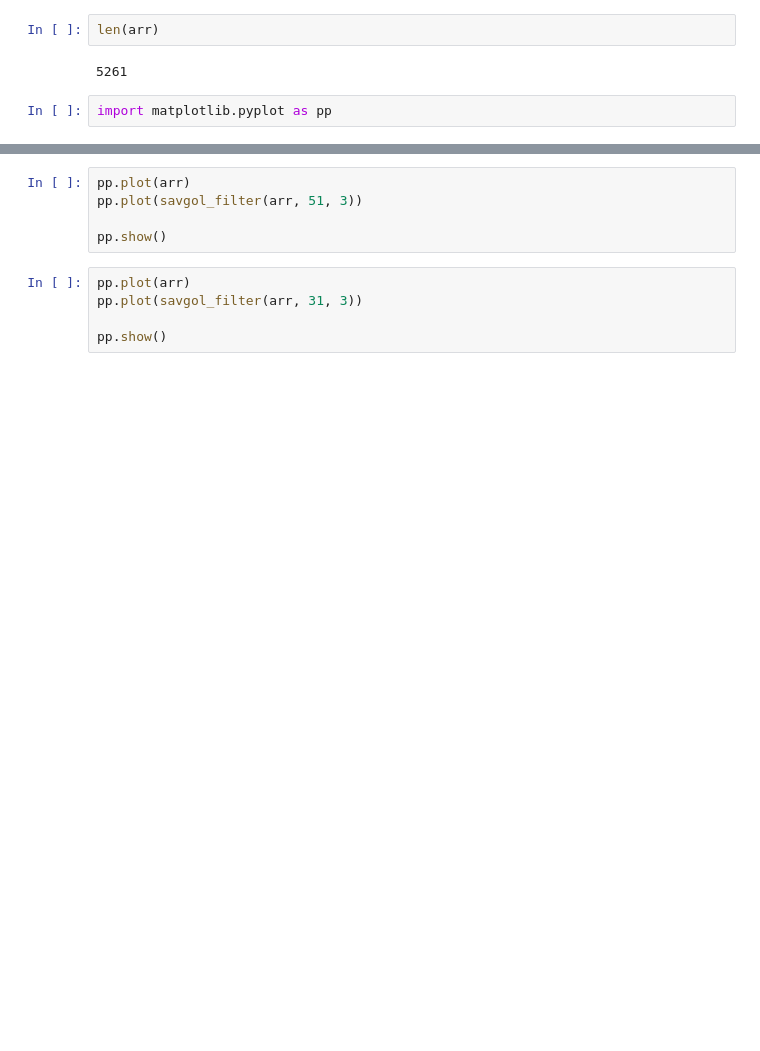
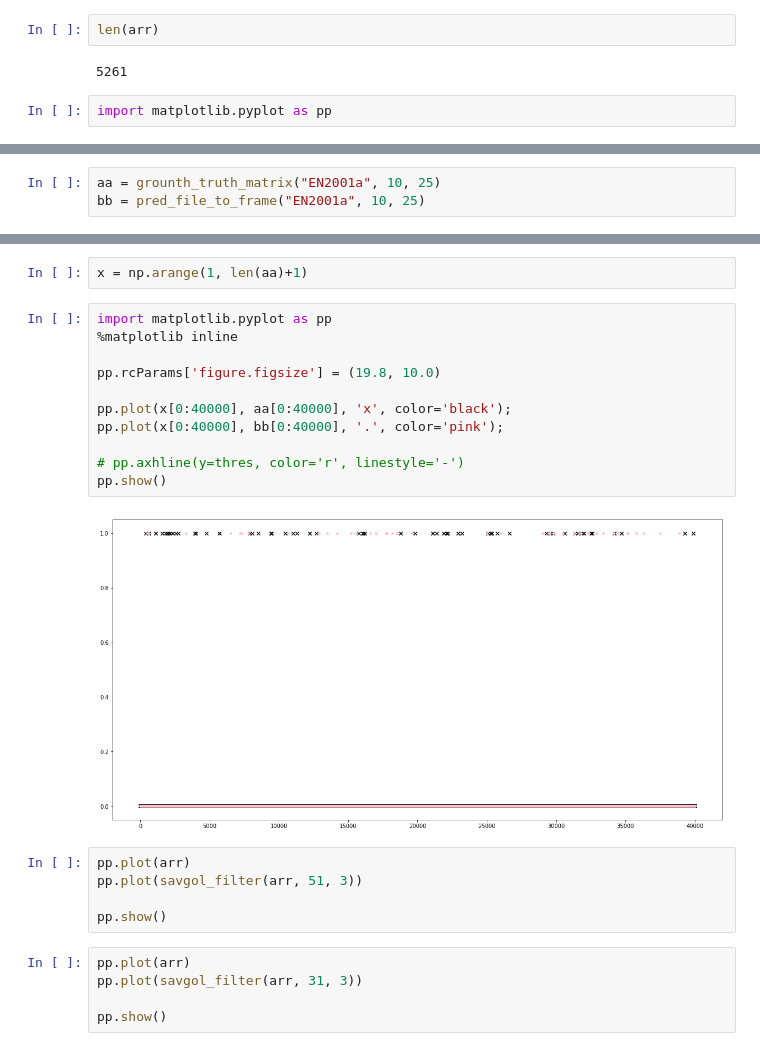
Before and after one commit to hedonistrh/SpChangeDetect, a Jupyter notebook: Speaker2Vec_dev.ipynb, the cells around one changed output, grey strips where cells are left out. Saved outputs shown, nothing was run; the diff lists cells and outputs as text; blank space fills up the shorter version.

```diff
--- a/Speaker2Vec_dev.ipynb
+++ b/Speaker2Vec_dev.ipynb
@@ -473,0 +517,3 @@ pp.show()
+# %%
+aa = grounth_truth_matrix("EN2001a", 10, 25)
+bb = pred_file_to_frame("EN2001a", 10, 25)
@@ -474,3 +526,18 @@ pp.show()
+# %%
+x = np.arange(1, len(aa)+1)
+# %%
+import matplotlib.pyplot as pp
+%matplotlib inline
+
+pp.rcParams['figure.figsize'] = (19.8, 10.0)
+
+pp.plot(x[0:40000], aa[0:40000], 'x', color='black');
+pp.plot(x[0:40000], bb[0:40000], '.', color='pink');
+
+# pp.axhline(y=thres, color='r', linestyle='-')
+pp.show()
+# %% [output]
+[figure, added]
 # %%
 pp.plot(arr)
 pp.plot(savgol_filter(arr, 51, 3))
```
Also changed, not shown: parts of 10 cells of this notebook.
